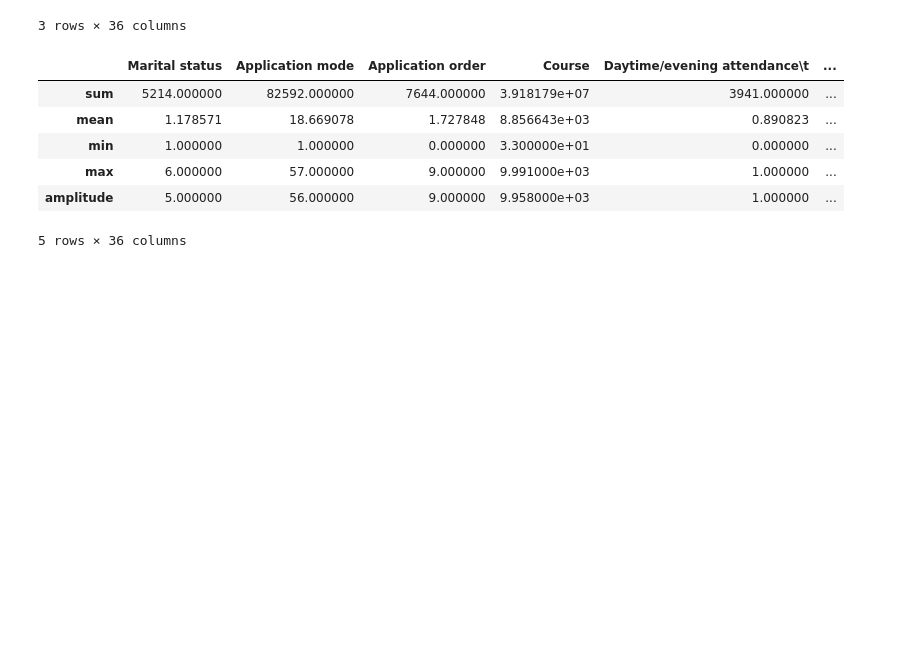
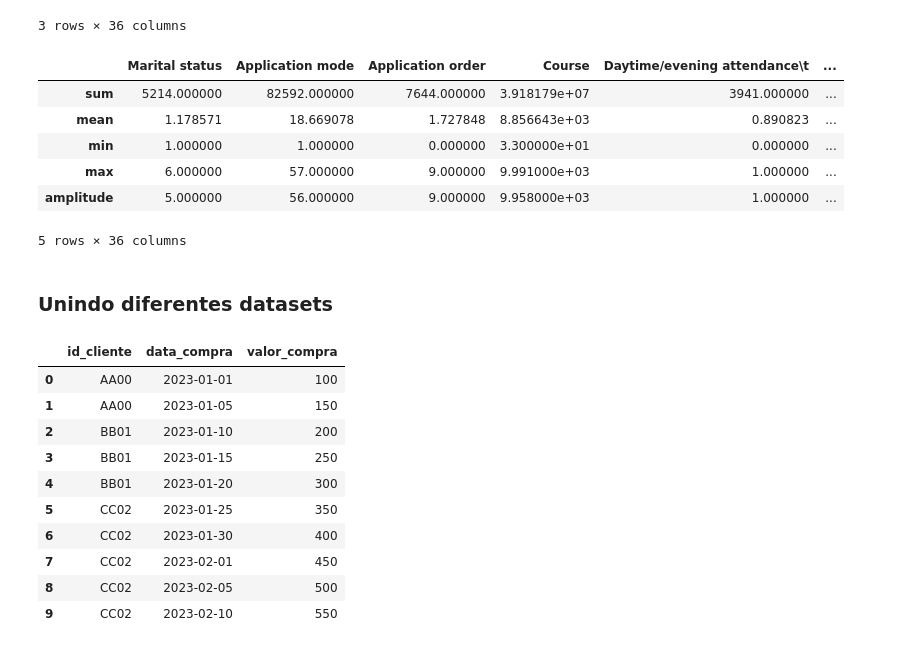
Before and after one commit to joaoholandaa/pandas, a Jupyter notebook: notebooks/part2.ipynb, the cells around one changed output. Saved outputs shown, nothing was run; the diff lists cells and outputs as text; code cells hidden in the pictures; blank space fills up the shorter version.

Commit message:
Unindo diferentes datasets

```diff
--- a/notebooks/part2.ipynb
+++ b/notebooks/part2.ipynb
@@ -160,3 +160,35 @@ stud.drop(columns="Target").agg(['sum', 'mean', 'min', 'max', amplitude])
 | max | 6.000000 | 57.000000 | 9.000000 | 9.991000e+03 | 1.000000 | ... |
 | amplitude | 5.000000 | 56.000000 | 9.000000 | 9.958000e+03 | 1.000000 | ... |
 5 rows × 36 columns
+# %% [markdown]
+### Unindo diferentes datasets
+# %%
+# Criando o dataframe "compras"
+
+
+compras = pd.DataFrame({
+    'id_cliente': ['AA00', 'AA00', 'BB01', 'BB01', 'BB01', 'CC02', 'CC02', 'CC02', 'CC02', 'CC02'],
+    'data_compra': ['2023-01-01', '2023-01-05', '2023-01-10', '2023-01-15', '2023-01-20', '2023-01-25', '2023-01-30', '2023-02-01', '2023-02-05', '2023-02-10'],
+    'valor_compra': [100, 150, 200, 250, 300, 350, 400, 450, 500, 550]
+
+})
+
+# Criando o dataframe "geolocalizacao"
+geolocalizacao = pd.DataFrame({
+    'id_cliente': ['AA00', 'BB01', 'CC02', 'DD03', 'EE04'],
+    'estado': ['São Paulo', 'São Paulo', 'Minas Gerais', 'Bahia', 'Pernambuco']
+})
+# %%
+compras
+# %% [output]
+|  | id_cliente | data_compra | valor_compra |
+| 0 | AA00 | 2023-01-01 | 100 |
+| 1 | AA00 | 2023-01-05 | 150 |
+| 2 | BB01 | 2023-01-10 | 200 |
+| 3 | BB01 | 2023-01-15 | 250 |
+| 4 | BB01 | 2023-01-20 | 300 |
+| 5 | CC02 | 2023-01-25 | 350 |
+| 6 | CC02 | 2023-01-30 | 400 |
+| 7 | CC02 | 2023-02-01 | 450 |
+| 8 | CC02 | 2023-02-05 | 500 |
+| 9 | CC02 | 2023-02-10 | 550 |
```
Also changed, not shown: parts of 10 cells of this notebook.
